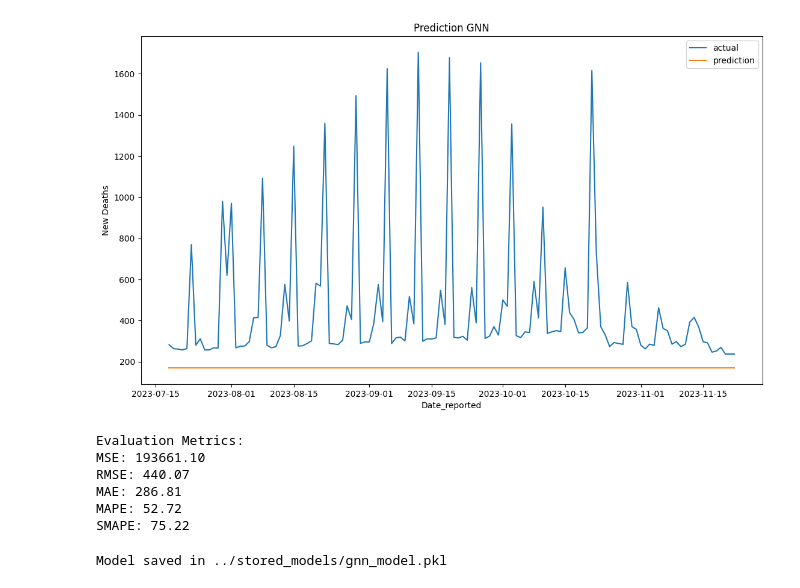
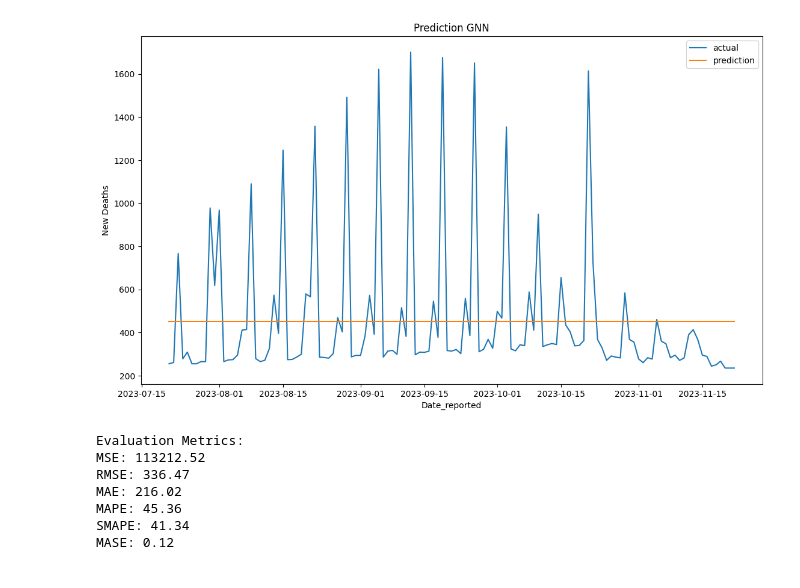
Before and after one commit to samuell07/timeseries-forecasting, a Jupyter notebook: covid_deaths/models/covid-deaths-gnn.ipynb, the cells around one changed output. Saved outputs shown, nothing was run; the diff lists cells and outputs as text; code cells hidden in the pictures.

```diff
--- a/covid_deaths/models/covid-deaths-gnn.ipynb
+++ b/covid_deaths/models/covid-deaths-gnn.ipynb
@@ -252,7 +260,7 @@ pred_valid_all = np.zeros(y_valid.shape)
 pred_test_all = np.zeros(y_test.shape)
 
 for region in range(um_countries_regions):
-    print("-------", "country", region, "-------")
+    print("-------", "region", region, "-------")
 
     es = EarlyStopping(
         patience=5,
@@ -280,6 +288,8 @@ for region in range(um_countries_regions):
     pred_test_all[:, region] = model.predict(
         [X_test_seq, X_test_lap, X_test_feat]
     ).ravel()
+    store_model(model, f"gnn_{region}")
+
 
 
 pred_valid_all = pred_valid_all
@@ -452,25 +446,22 @@ array([169., 169., 169., 169., 169., 169., 169., 169., 169., 169., 169.,
 # %%
 fig, ax = plt.subplots(1, 1, figsize=(1280 / 96, 720 / 96))
-ax.plot(unique_dates[-len(unscaled_y_pred):], unscaled_y_test, label="actual")
-ax.plot(unique_dates[-len(unscaled_y_pred):], unscaled_y_pred, label="prediction")
+ax.plot(unique_dates[-len(pred):], y_true-1, label="actual")
+ax.plot(unique_dates[-len(pred):], pred-1, label="prediction")
 ax.set_title("Prediction GNN")
 ax.set_ylabel("New Deaths")
 ax.set_xlabel(date_column)
 ax.legend()
 ax.xaxis.set_major_locator(mdates.AutoDateLocator())
 plt.show()
 # %% [output]
-[figure, old version]
+[figure, new version]
-# %%
-print_evaluation_metrics(unscaled_y_pred, unscaled_y_test)
-# %% [output]
-Evaluation Metrics:
-MSE: 193661.10
-RMSE: 440.07
-MAE: 286.81
-MAPE: 52.72
-SMAPE: 75.22
-# %%
-store_model(model, "gnn")
-# %% [output]
-Model saved in ../stored_models/gnn_model.pkl
+# %%
+print_evaluation_metrics(pred-1, y_true-1, np.sum(y_train, axis=1)-1)
+# %% [output]
+Evaluation Metrics:
+MSE: 113212.52
+RMSE: 336.47
+MAE: 216.02
+MAPE: 45.36
+SMAPE: 41.34
+MASE: 0.12
```
Also changed, not shown: parts of 11 cells of this notebook, 36 other files.
